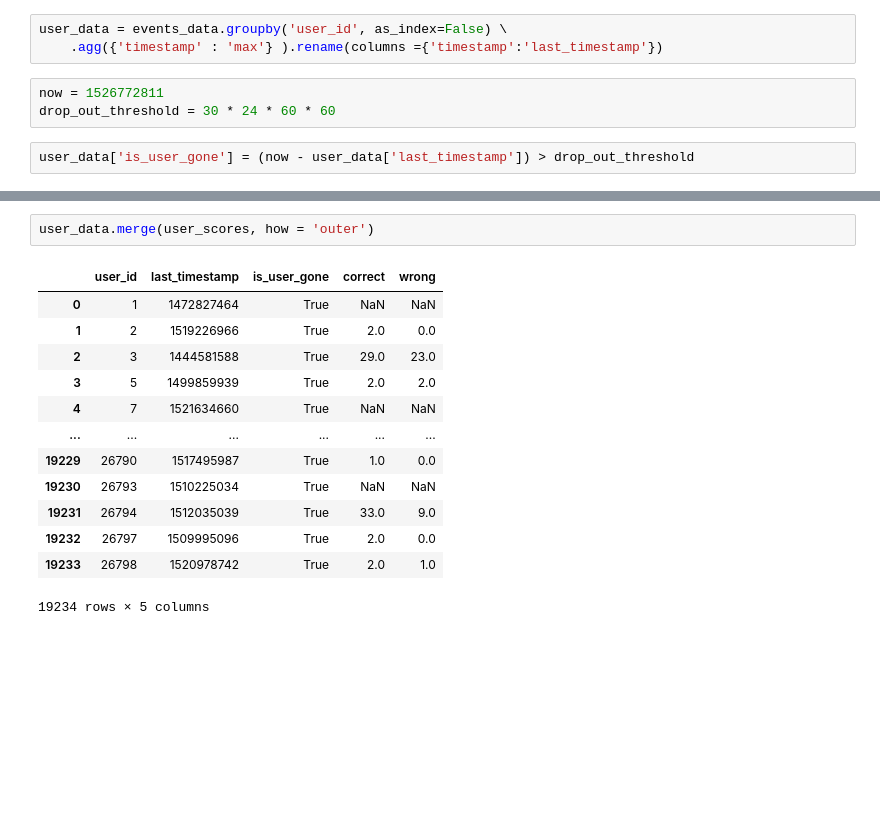
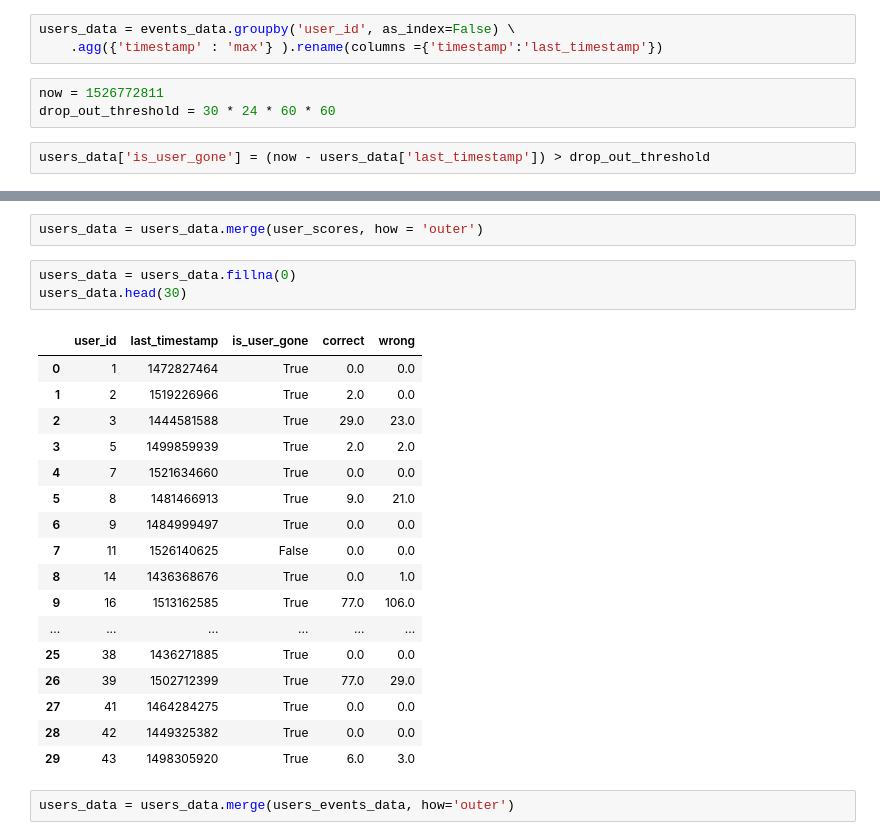
Before and after one commit to s70c3/Stepik-Courses, a Jupyter notebook: notebooks/introduction2DS/R_Course_attenders.ipynb, the cells around one changed output, grey strips where cells are left out. Cells and saved outputs as stored; diff of their text form; blank space fills up the shorter version.

Commit message:
Data aggregate and preprocessing table.

```diff
--- a/notebooks/introduction2DS/R_Course_attenders.ipynb
+++ b/notebooks/introduction2DS/R_Course_attenders.ipynb
@@ -123,10 +124,10 @@ gap_data.quantile(0.95)
 # %% [output]
 59.760440972222156
 # %%
-user_data = events_data.groupby('user_id', as_index=False) \
+users_data = events_data.groupby('user_id', as_index=False) \
     .agg({'timestamp' : 'max'} ).rename(columns ={'timestamp':'last_timestamp'})
 # %%
 now = 1526772811
 drop_out_threshold = 30 * 24 * 60 * 60
 # %%
-user_data['is_user_gone'] = (now - user_data['last_timestamp']) > drop_out_threshold
+users_data['is_user_gone'] = (now - users_data['last_timestamp']) > drop_out_threshold
@@ -149,16 +150,25 @@ user_data
 # %%
-user_data.merge(user_scores, how = 'outer')
+users_data = users_data.merge(user_scores, how = 'outer')
-# %% [output]
-|  | user_id | last_timestamp | is_user_gone | correct | wrong |
-| 0 | 1 | 1472827464 | True | NaN | NaN |
-| 1 | 2 | 1519226966 | True | 2.0 | 0.0 |
-| 2 | 3 | 1444581588 | True | 29.0 | 23.0 |
-| 3 | 5 | 1499859939 | True | 2.0 | 2.0 |
-| 4 | 7 | 1521634660 | True | NaN | NaN |
-| ... | ... | ... | ... | ... | ... |
-| 19229 | 26790 | 1517495987 | True | 1.0 | 0.0 |
-| 19230 | 26793 | 1510225034 | True | NaN | NaN |
-| 19231 | 26794 | 1512035039 | True | 33.0 | 9.0 |
-| 19232 | 26797 | 1509995096 | True | 2.0 | 0.0 |
-| 19233 | 26798 | 1520978742 | True | 2.0 | 1.0 |
-19234 rows × 5 columns
+# %%
+users_data = users_data.fillna(0)
+users_data.head(30)
+# %% [output]
+|  | user_id | last_timestamp | is_user_gone | correct | wrong |
+| 0 | 1 | 1472827464 | True | 0.0 | 0.0 |
+| 1 | 2 | 1519226966 | True | 2.0 | 0.0 |
+| 2 | 3 | 1444581588 | True | 29.0 | 23.0 |
+| 3 | 5 | 1499859939 | True | 2.0 | 2.0 |
+| 4 | 7 | 1521634660 | True | 0.0 | 0.0 |
+| 5 | 8 | 1481466913 | True | 9.0 | 21.0 |
+| 6 | 9 | 1484999497 | True | 0.0 | 0.0 |
+| 7 | 11 | 1526140625 | False | 0.0 | 0.0 |
+| 8 | 14 | 1436368676 | True | 0.0 | 1.0 |
+| 9 | 16 | 1513162585 | True | 77.0 | 106.0 |
+| ... | ... | ... | ... | ... | ... |
+| 25 | 38 | 1436271885 | True | 0.0 | 0.0 |
+| 26 | 39 | 1502712399 | True | 77.0 | 29.0 |
+| 27 | 41 | 1464284275 | True | 0.0 | 0.0 |
+| 28 | 42 | 1449325382 | True | 0.0 | 0.0 |
+| 29 | 43 | 1498305920 | True | 6.0 | 3.0 |
+# %%
+users_data = users_data.merge(users_events_data, how='outer')
```
Also changed, not shown: parts of 10 cells of this notebook.
